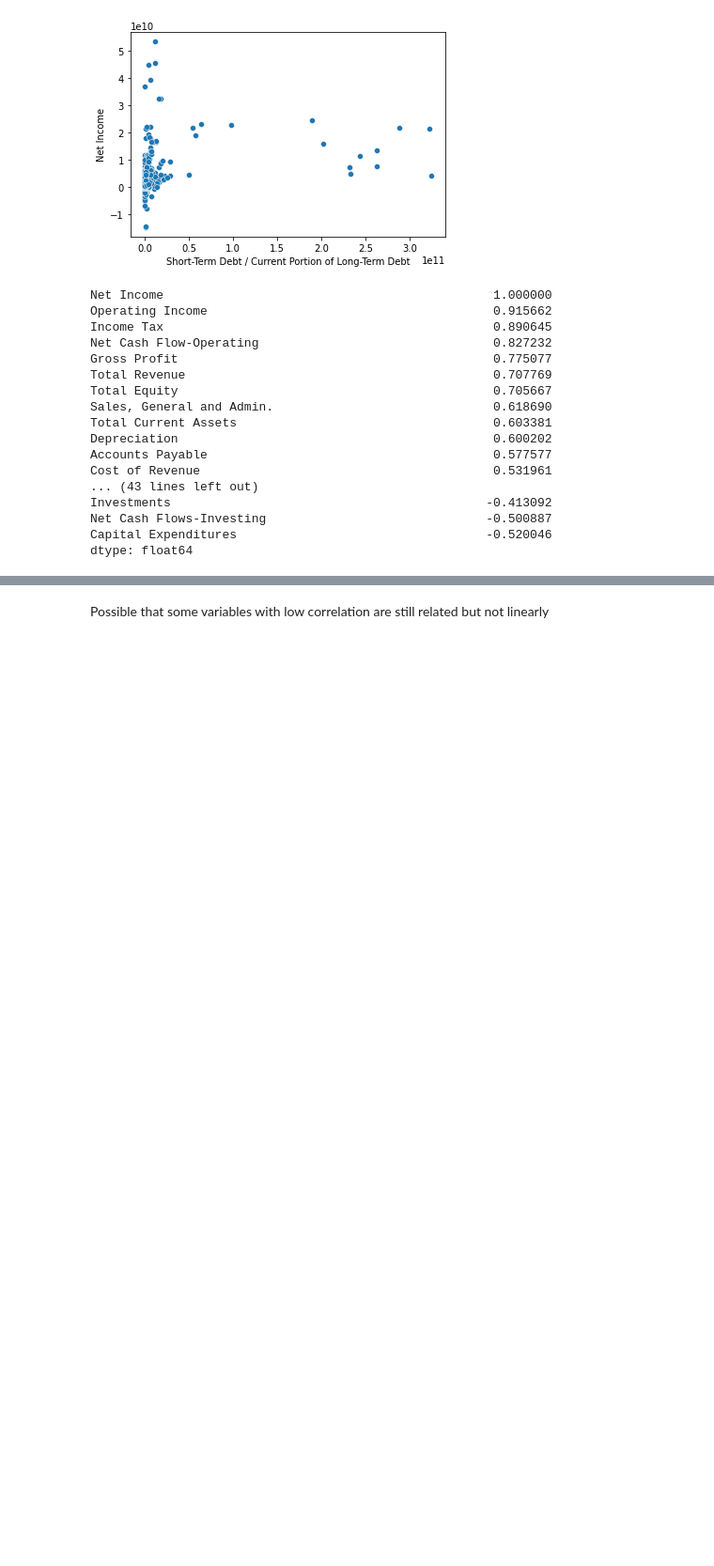
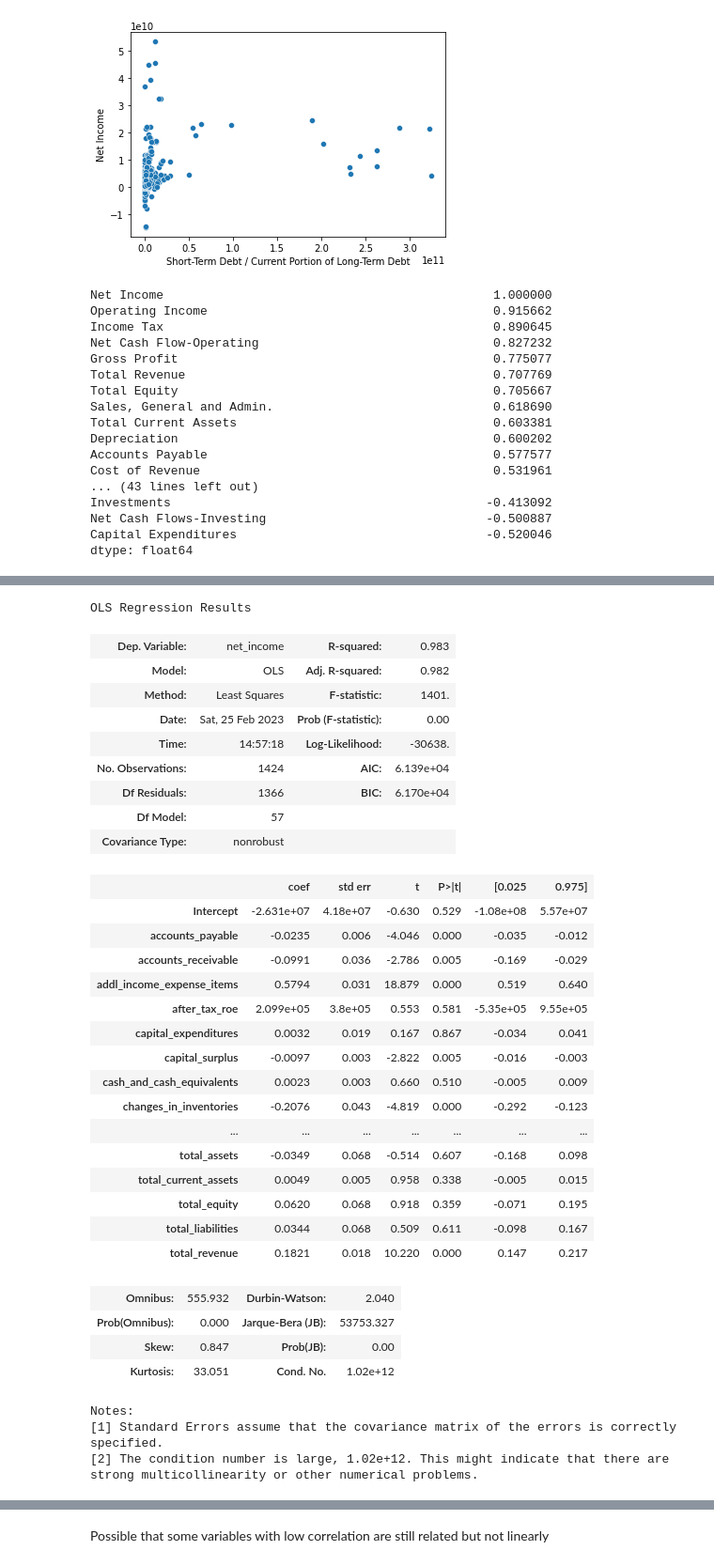
Before and after one commit to sarahhsu1301/STAT-303-2, a Jupyter notebook: Project.ipynb, the cells around one changed output, grey strips where cells are left out. Shown at 94% size. Saved outputs shown, nothing was run; the diff lists cells and outputs as text; code cells hidden in the pictures; blank space fills up the shorter version.

```diff
--- a/Project.ipynb
+++ b/Project.ipynb
@@ -203,0 +262,40 @@ dtype: float64
+# %%
+all_columns = '+'.join(train_clean.columns.difference(['net_income']))
+ols_object = smf.ols(formula = 'net_income~' + all_columns, data = train_clean)
+model = ols_object.fit()
+model.summary()
+# %% [output]
+OLS Regression Results
+| Dep. Variable: | net_income | R-squared: | 0.983 |
+| Model: | OLS | Adj. R-squared: | 0.982 |
+| Method: | Least Squares | F-statistic: | 1401. |
+| Date: | Sat, 25 Feb 2023 | Prob (F-statistic): | 0.00 |
+| Time: | 14:57:18 | Log-Likelihood: | -30638. |
+| No. Observations: | 1424 | AIC: | 6.139e+04 |
+| Df Residuals: | 1366 | BIC: | 6.170e+04 |
+| Df Model: | 57 |  |  |
+| Covariance Type: | nonrobust |  |  |
+|  | coef | std err | t | P>|t| | [0.025 | 0.975] |
+| Intercept | -2.631e+07 | 4.18e+07 | -0.630 | 0.529 | -1.08e+08 | 5.57e+07 |
+| accounts_payable | -0.0235 | 0.006 | -4.046 | 0.000 | -0.035 | -0.012 |
+| accounts_receivable | -0.0991 | 0.036 | -2.786 | 0.005 | -0.169 | -0.029 |
+| addl_income_expense_items | 0.5794 | 0.031 | 18.879 | 0.000 | 0.519 | 0.640 |
+| after_tax_roe | 2.099e+05 | 3.8e+05 | 0.553 | 0.581 | -5.35e+05 | 9.55e+05 |
+| capital_expenditures | 0.0032 | 0.019 | 0.167 | 0.867 | -0.034 | 0.041 |
+| capital_surplus | -0.0097 | 0.003 | -2.822 | 0.005 | -0.016 | -0.003 |
+| cash_and_cash_equivalents | 0.0023 | 0.003 | 0.660 | 0.510 | -0.005 | 0.009 |
+| changes_in_inventories | -0.2076 | 0.043 | -4.819 | 0.000 | -0.292 | -0.123 |
+| ... | ... | ... | ... | ... | ... | ... |
+| total_assets | -0.0349 | 0.068 | -0.514 | 0.607 | -0.168 | 0.098 |
+| total_current_assets | 0.0049 | 0.005 | 0.958 | 0.338 | -0.005 | 0.015 |
+| total_equity | 0.0620 | 0.068 | 0.918 | 0.359 | -0.071 | 0.195 |
+| total_liabilities | 0.0344 | 0.068 | 0.509 | 0.611 | -0.098 | 0.167 |
+| total_revenue | 0.1821 | 0.018 | 10.220 | 0.000 | 0.147 | 0.217 |
+| Omnibus: | 555.932 | Durbin-Watson: | 2.040 |
+| Prob(Omnibus): | 0.000 | Jarque-Bera (JB): | 53753.327 |
+| Skew: | 0.847 | Prob(JB): | 0.00 |
+| Kurtosis: | 33.051 | Cond. No. | 1.02e+12 |
+Notes:
+[1] Standard Errors assume that the covariance matrix of the errors is correctly specified.
+[2] The condition number is large, 1.02e+12. This might indicate that there are
+strong multicollinearity or other numerical problems.
```
Also changed, not shown: parts of 18 cells of this notebook, 4 other files.
